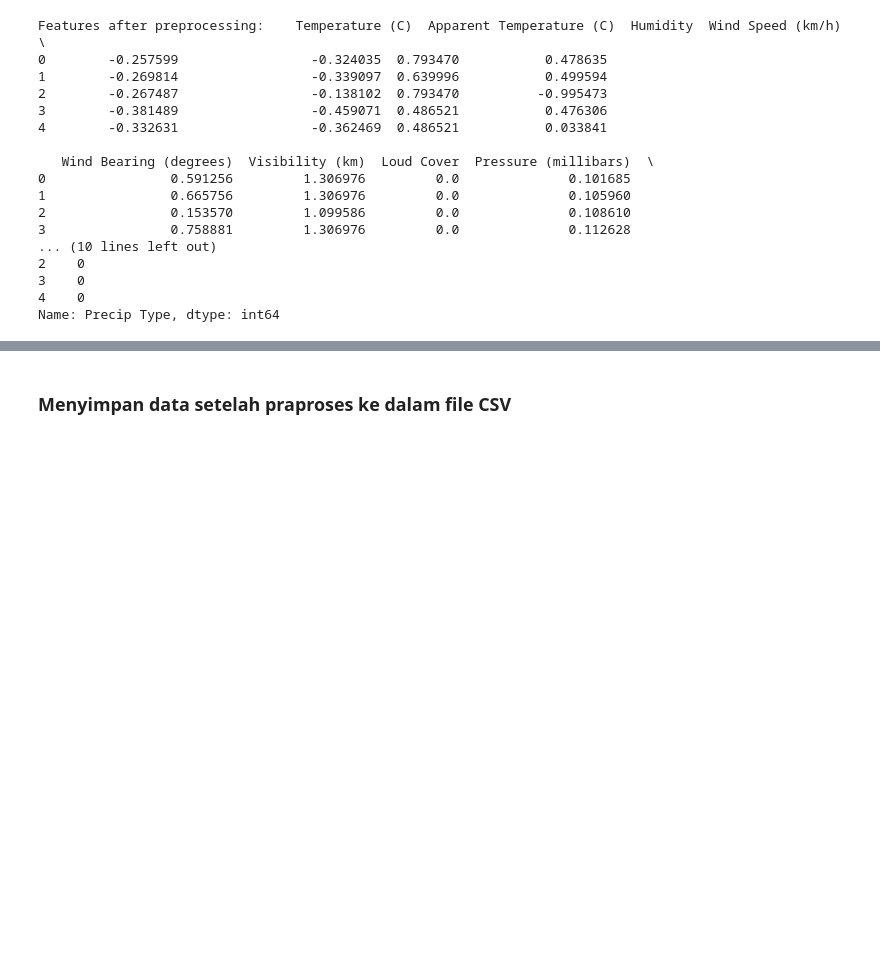
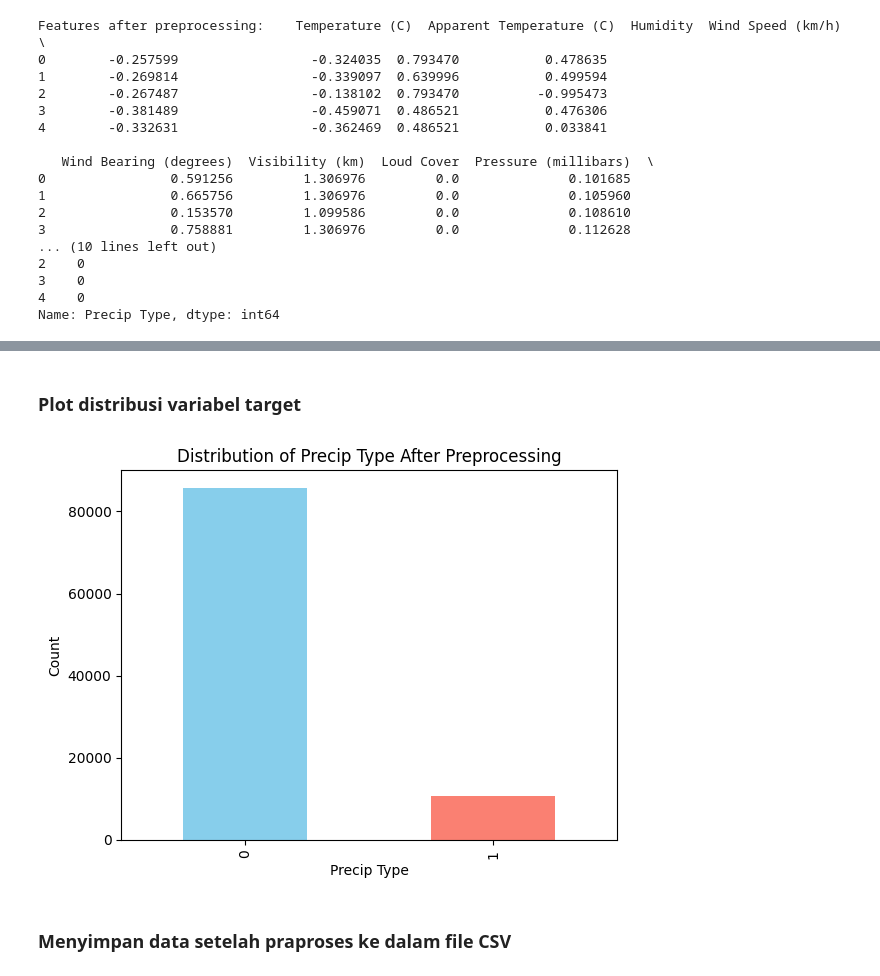
Before and after one commit to Brightlyviryaa/weather_prediction_regression_model, a Jupyter notebook: UTS2024_IF540L_E_Kelompok_4.ipynb, the cells around one changed output, grey strips where cells are left out. Saved outputs shown, nothing was run; the diff lists cells and outputs as text; code cells hidden in the pictures; blank space fills up the shorter version.

```diff
--- a/UTS2024_IF540L_E_Kelompok_4.ipynb
+++ b/UTS2024_IF540L_E_Kelompok_4.ipynb
@@ -231,3 +240,13 @@ Name: Precip Type, dtype: int64
+# %% [markdown]
+### Plot distribusi variabel target
+# %%
+y.value_counts().plot(kind='bar', color=['skyblue', 'salmon'])
+plt.xlabel('Precip Type')
+plt.ylabel('Count')
+plt.title('Distribution of Precip Type After Preprocessing')
+plt.show()
+# %% [output]
+[figure, added]
 # %% [markdown]
 ### Menyimpan data setelah praproses ke dalam file CSV
 # %%
```
Also changed, not shown: parts of 4 cells of this notebook, 1 other file.
